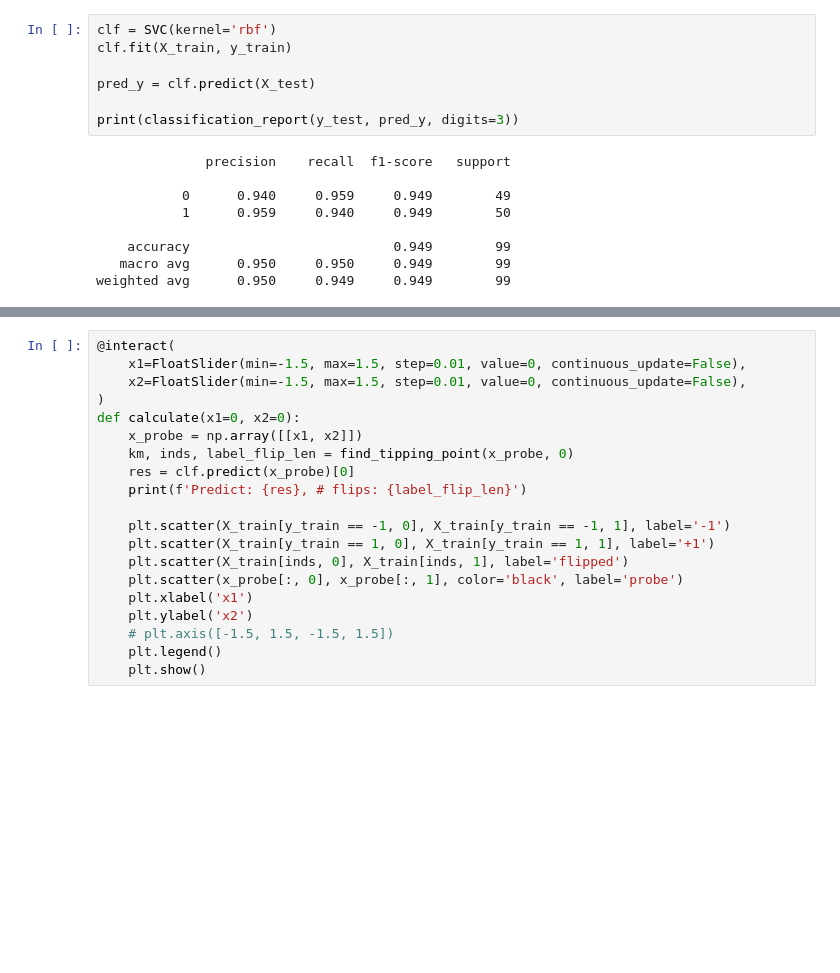
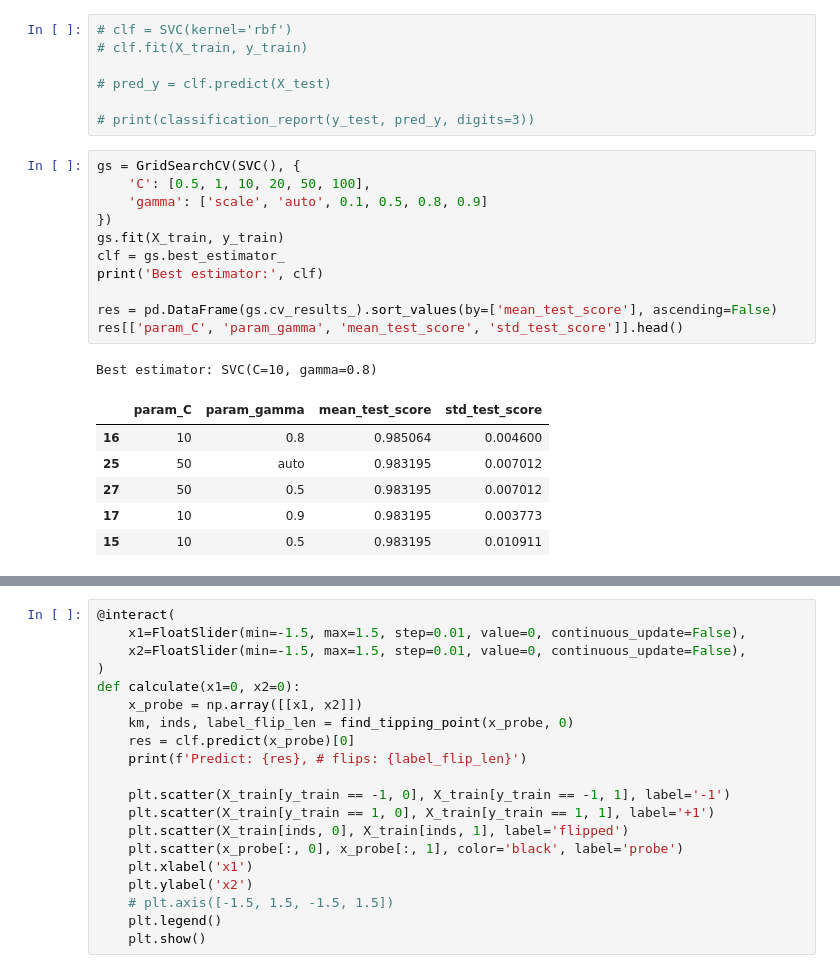
Before and after one commit to libeanim/counterfactual-xai, a Jupyter notebook: TwoMoon.ipynb, the cells around one changed output, grey strips where cells are left out. Cells and saved outputs as stored; diff of their text form; blank space fills up the shorter version.

```diff
--- a/TwoMoon.ipynb
+++ b/TwoMoon.ipynb
@@ -22,16 +25,26 @@ plt.show()
 # %%
-clf = SVC(kernel='rbf')
-clf.fit(X_train, y_train)
+# clf = SVC(kernel='rbf')
+# clf.fit(X_train, y_train)
 
-pred_y = clf.predict(X_test)
+# pred_y = clf.predict(X_test)
 
-print(classification_report(y_test, pred_y, digits=3))
+# print(classification_report(y_test, pred_y, digits=3))
-# %% [output]
-              precision    recall  f1-score   support
-
-           0      0.940     0.959     0.949        49
-           1      0.959     0.940     0.949        50
-
-    accuracy                          0.949        99
-   macro avg      0.950     0.950     0.949        99
-weighted avg      0.950     0.949     0.949        99
+# %%
+gs = GridSearchCV(SVC(), {
+    'C': [0.5, 1, 10, 20, 50, 100],
+    'gamma': ['scale', 'auto', 0.1, 0.5, 0.8, 0.9]
+})
+gs.fit(X_train, y_train)
+clf = gs.best_estimator_
+print('Best estimator:', clf)
+
+res = pd.DataFrame(gs.cv_results_).sort_values(by=['mean_test_score'], ascending=False)
+res[['param_C', 'param_gamma', 'mean_test_score', 'std_test_score']].head()
+# %% [output]
+Best estimator: SVC(C=10, gamma=0.8)
+|  | param_C | param_gamma | mean_test_score | std_test_score |
+| 16 | 10 | 0.8 | 0.985064 | 0.004600 |
+| 25 | 50 | auto | 0.983195 | 0.007012 |
+| 27 | 50 | 0.5 | 0.983195 | 0.007012 |
+| 17 | 10 | 0.9 | 0.983195 | 0.003773 |
+| 15 | 10 | 0.5 | 0.983195 | 0.010911 |
```
Also changed, not shown: parts of 6 cells of this notebook.
